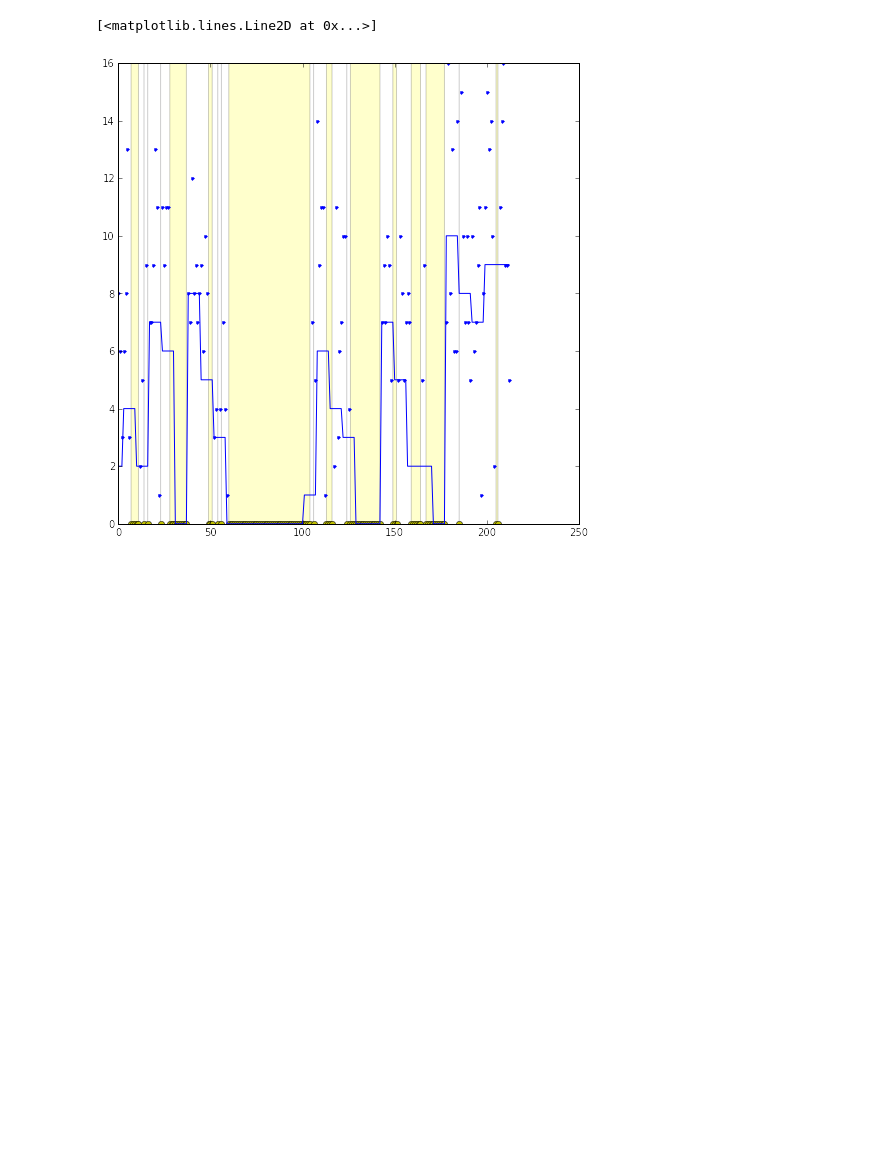
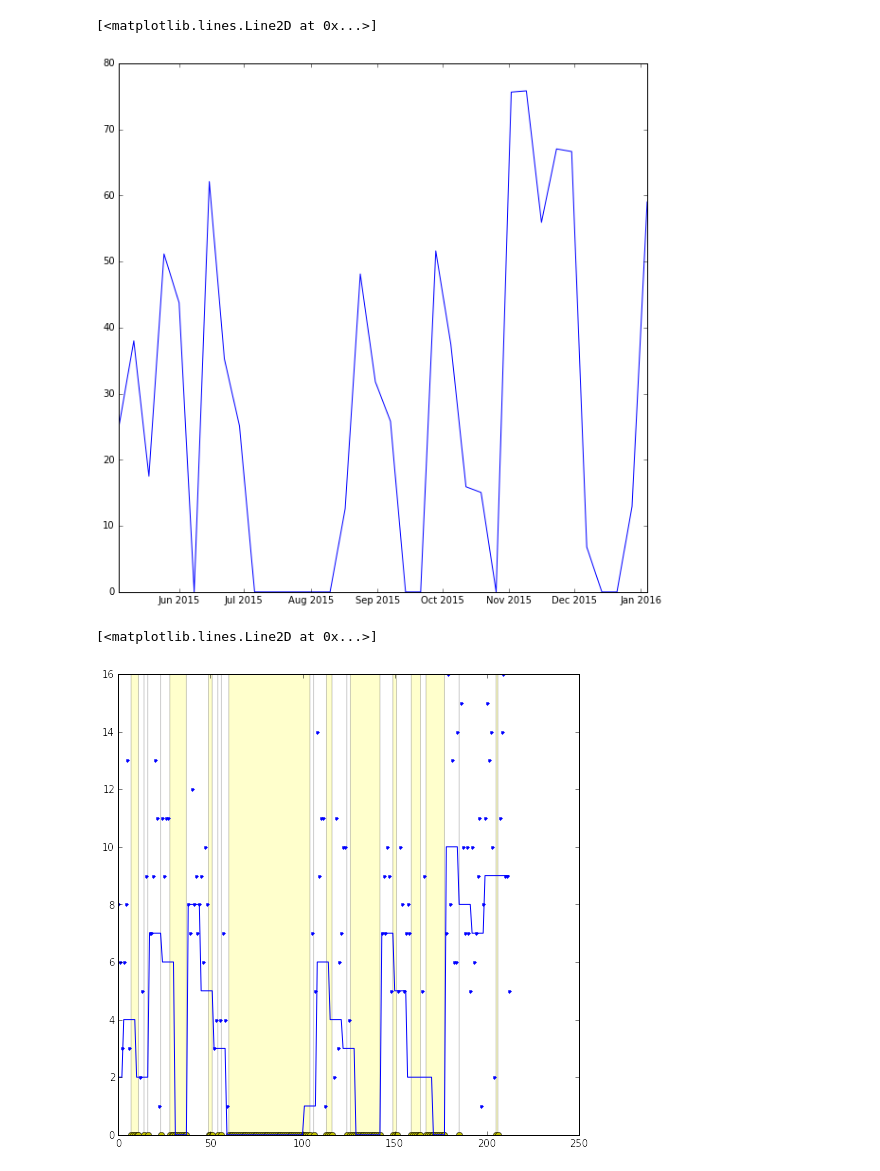
Before and after one commit to ggila/allez, a Jupyter notebook: mail/draw.ipynb, the cells around one changed output. Cells and saved outputs as stored; diff of their text form; code cells hidden in the pictures; blank space fills up the shorter version.

```diff
--- a/mail/draw.ipynb
+++ b/mail/draw.ipynb
@@ -6,4 +8,36 @@ import matplotlib.pyplot as plt
 %matplotlib inline
+# %%
+def GetMonday(firstDay, way='forward'):
+    firstEntry = firstDay.astype('M8[D]')
+    beforeMonday = np.busday_offset(firstEntry, 0, way, [1,0,0,0,0,0,0])
+    if abs(firstEntry-beforeMonday) == np.timedelta64(7, 'D'):
+        return firstEntry.astype('M8[s]')
+    else:
+        return beforeMonday.astype('M8[s]')
+# %%
+fig = plt.figure(figsize=(10, 10))
+
+# Process Data
+
+log = np.array(load.sessions, dtype='datetime64') # load data
+
+# init some const
+
+begin = GetMonday(np.min(log.flatten()), way='backward')
+end = GetMonday(np.max(log.flatten()))
+
+n_logs = log.shape[0]*1.0
+week_td64 = np.timedelta64(1, 'W')
+
+weeks_entry = np.floor((log[:,0]-begin)/week_td64)
+hours_spent = (log[:,1]-log[:,0]).astype('timedelta64[m]')
+
+week_hours = np.bincount(weeks_entry.astype('int64'), hours_spent.astype('float64') / 60)
+
+plt.plot(np.arange(begin, end, week_td64), week_hours, 'b')
+# %% [output]
+[<matplotlib.lines.Line2D at 0x...>]
+[figure, added]
 # %%
 day = np.array(a.dataDay, dtype='timedelta64') / float(3.6e9)
 week = np.array(a.dataWeek, dtype='timedelta64') / float(3.6e9)
```
Also changed, not shown: parts of 2 cells of this notebook, 1 other file.
